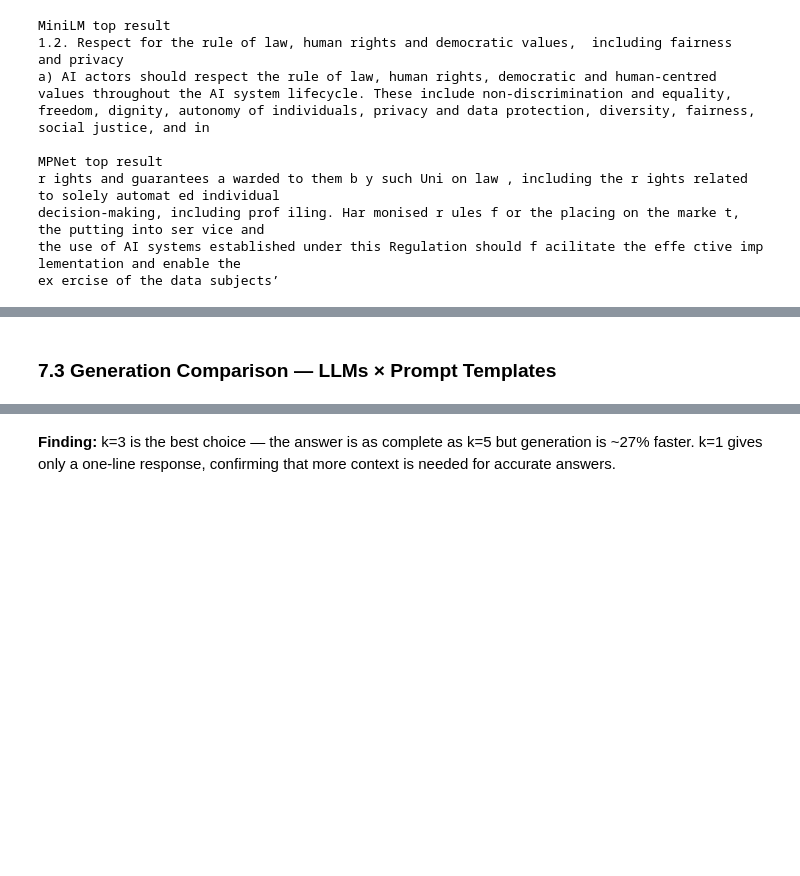
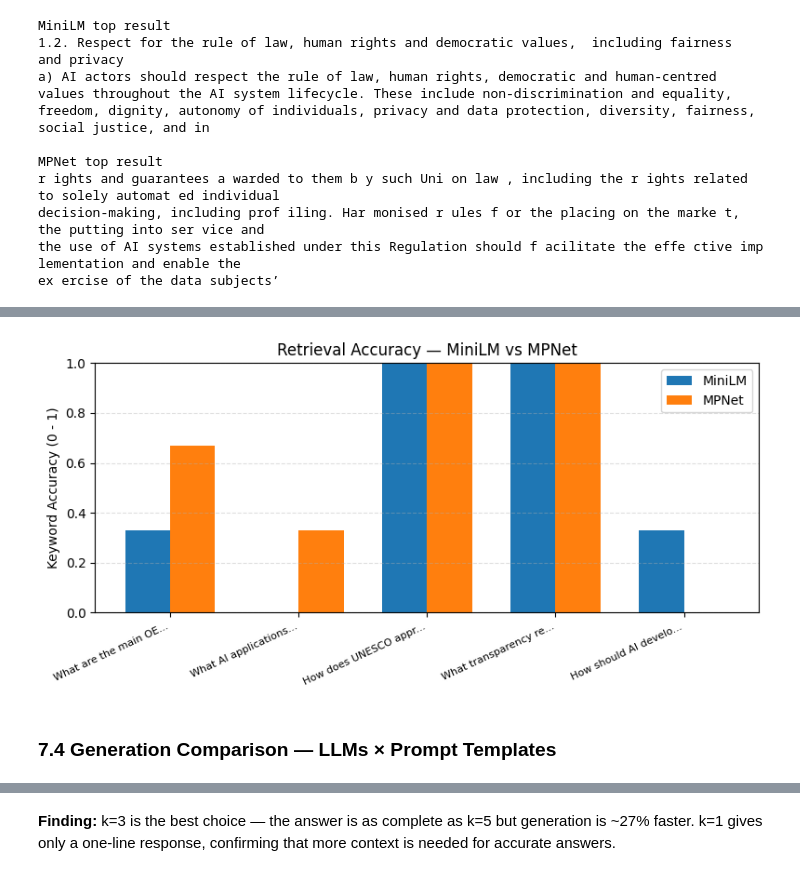
Before and after one commit to Mmmx09/RAG_AI_Ethics_QA, a Jupyter notebook: RAG_AI_Ethics_QA.ipynb, the cells around one changed output, grey strips where cells are left out. Saved outputs shown, nothing was run; the diff lists cells and outputs as text; code cells hidden in the pictures; blank space fills up the shorter version.

```diff
--- a/RAG_AI_Ethics_QA.ipynb
+++ b/RAG_AI_Ethics_QA.ipynb
@@ -304,5 +346,25 @@ ex ercise of the data subjects’
+# %%
+import matplotlib.pyplot as plt
+import numpy as np
+
+fig, ax = plt.subplots(figsize=(8, 4))
+x = np.arange(len(df_acc))
+w = 0.35
+ax.bar(x - w/2, df_acc["MiniLM"], w, label="MiniLM")
+ax.bar(x + w/2, df_acc["MPNet"],  w, label="MPNet")
+ax.set_xticks(x)
+ax.set_xticklabels([q[:20]+"..." for q in df_acc["question"]], rotation=25, ha="right", fontsize=8)
+ax.set_ylabel("Keyword Accuracy (0 - 1)")
+ax.set_title("Retrieval Accuracy — MiniLM vs MPNet")
+ax.set_ylim(0, 1)
+ax.legend()
+ax.grid(axis="y", linestyle="--", alpha=0.4)
+plt.tight_layout()
+plt.show()
+# %% [output]
+[figure, added]
 # %% [markdown]
-### 7.3 Generation Comparison — LLMs × Prompt Templates
+### 7.4 Generation Comparison — LLMs × Prompt Templates
 # %%
 gen_questions = [
     "What are the OECD principles for trustworthy AI?",
```
Also changed, not shown: parts of 12 cells of this notebook, 10 other files.
